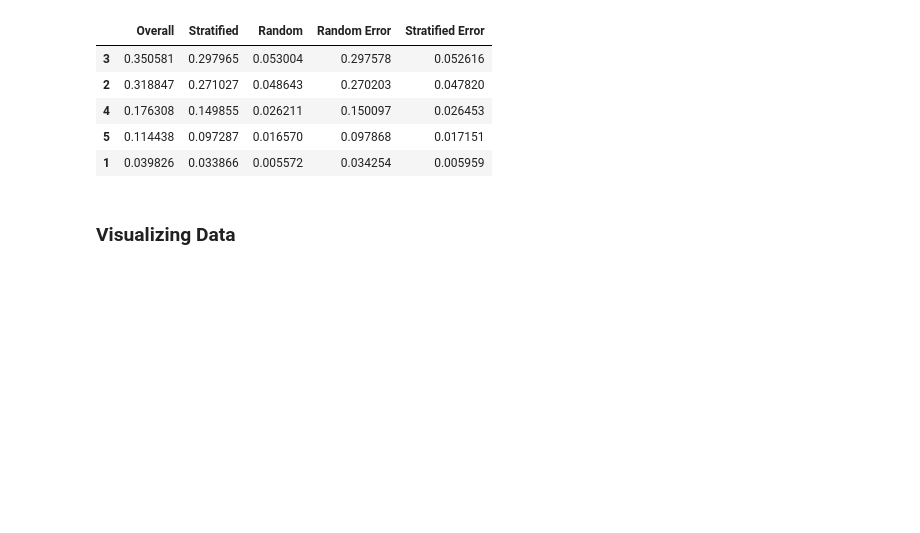
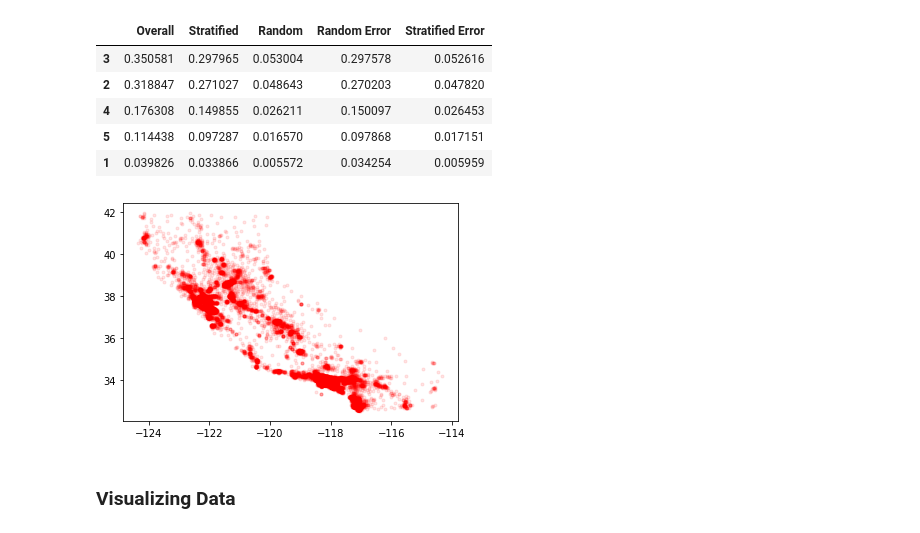
Before and after one commit to nabeel-hasan/Machine-Learning-Algorithms, a Jupyter notebook: 1.Understanding_Data.ipynb, the cells around one changed output. Saved outputs shown, nothing was run; the diff lists cells and outputs as text; code cells hidden in the pictures; blank space fills up the shorter version.

```diff
--- a/1.Understanding_Data.ipynb
+++ b/1.Understanding_Data.ipynb
@@ -185,6 +187,10 @@ sampling_df
 # dropping income_cat from the stratified samples
 for set_ in (strat_train, strat_test):
     set_.drop('income_cat', axis = 1, inplace = True)
+# %%
+plt.scatter(x = housing['longitude'], y = housing['latitude'], alpha = 0.1, color = 'red', marker = '.');
+# %% [output]
+[figure, added]
 # %% [markdown]
 ### **Visualizing Data**
 # %%
```
Also changed, not shown: parts of 54 cells of this notebook.
